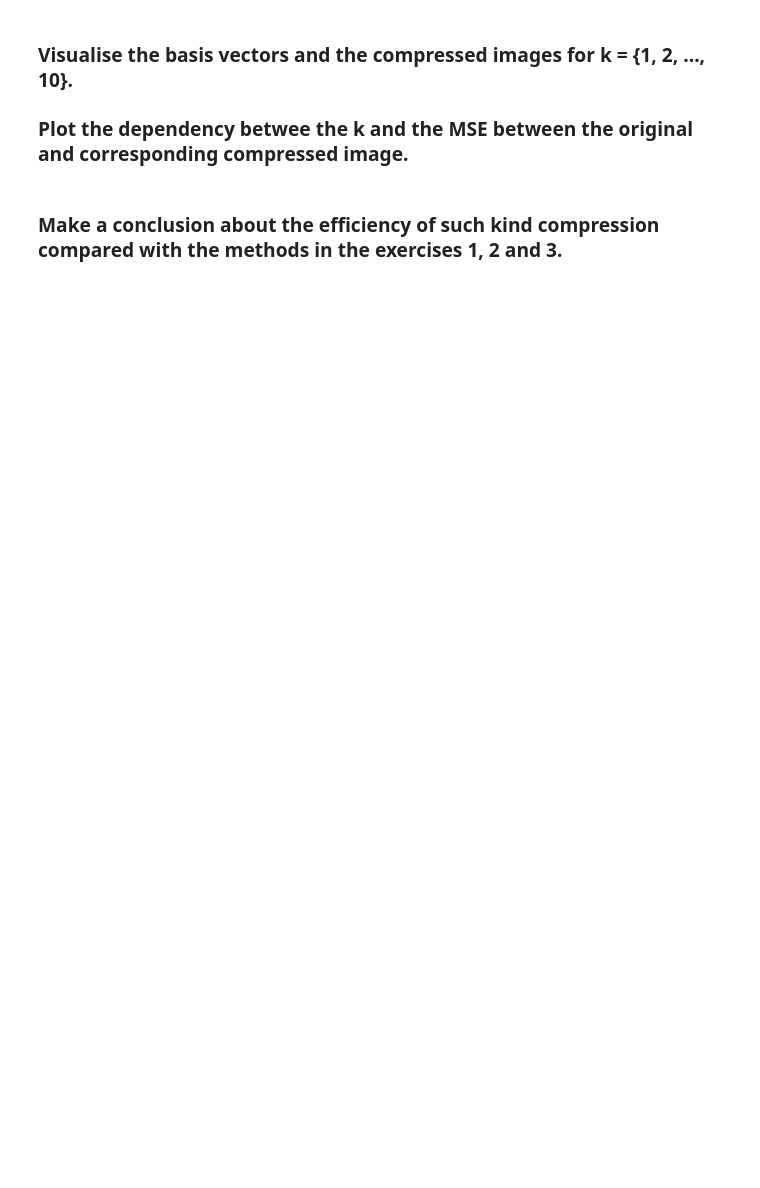
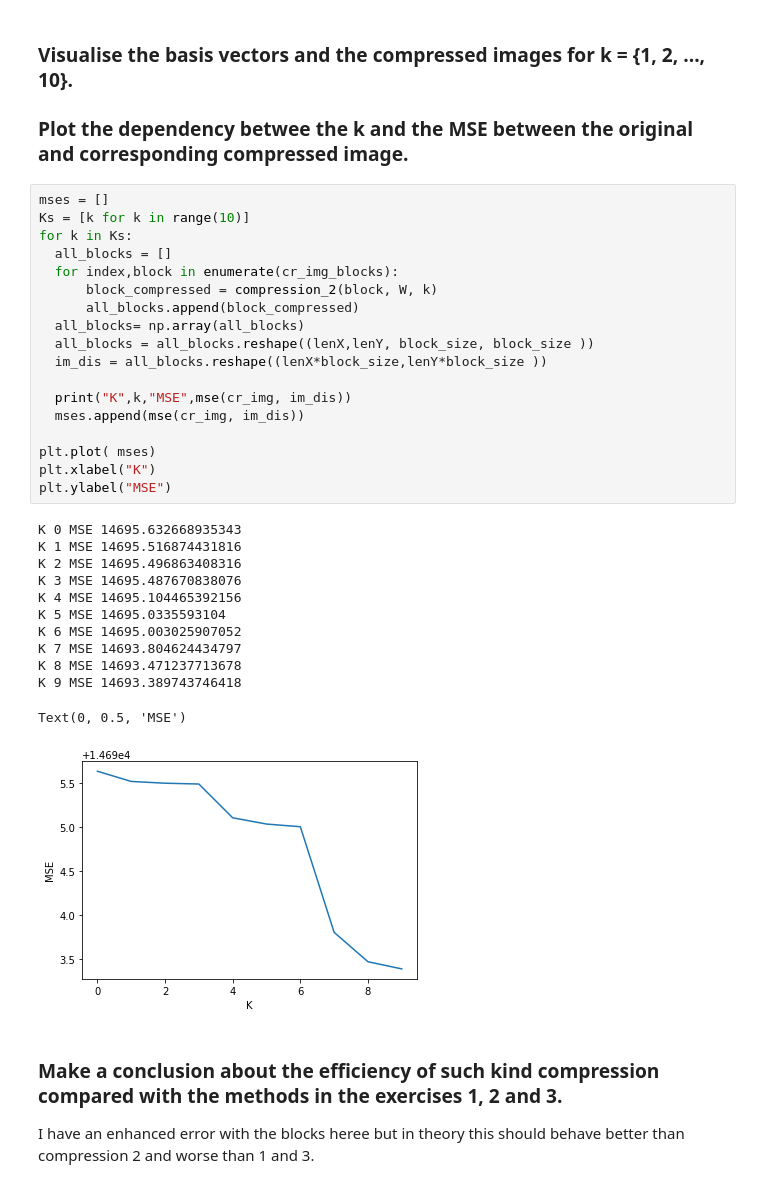
Before and after one commit to partizanos/advanced_image_processing, a Jupyter notebook: AIP_TP5.ipynb, the cells around one changed output. Cells and saved outputs as stored; diff of their text form; blank space fills up the shorter version.

```diff
--- a/AIP_TP5.ipynb
+++ b/AIP_TP5.ipynb
@@ -348,6 +411,39 @@ In theory it shoulld be better than exercise 2 I am not sure why but I am gettin
 # %% [markdown]
 ### Visualise the basis vectors and the compressed images for k = {1, 2, ..., 10}.
 ### Plot the dependency betwee the k and the MSE between the original and corresponding compressed image.
+# %%
+mses = []
+Ks = [k for k in range(10)]
+for k in Ks:
+  all_blocks = []
+  for index,block in enumerate(cr_img_blocks):
+      block_compressed = compression_2(block, W, k)
+      all_blocks.append(block_compressed)
+  all_blocks= np.array(all_blocks)
+  all_blocks = all_blocks.reshape((lenX,lenY, block_size, block_size ))
+  im_dis = all_blocks.reshape((lenX*block_size,lenY*block_size ))
+
+  print("K",k,"MSE",mse(cr_img, im_dis))
+  mses.append(mse(cr_img, im_dis))
+
+plt.plot( mses)
+plt.xlabel("K")
+plt.ylabel("MSE")
+# %% [output]
+K 0 MSE 14695.632668935343
+K 1 MSE 14695.516874431816
+K 2 MSE 14695.496863408316
+K 3 MSE 14695.487670838076
+K 4 MSE 14695.104465392156
+K 5 MSE 14695.0335593104
+K 6 MSE 14695.003025907052
+K 7 MSE 14693.804624434797
+K 8 MSE 14693.471237713678
+K 9 MSE 14693.389743746418
+Text(0, 0.5, 'MSE')
+[figure, added]
 # %% [markdown]
 
 ### Make a conclusion about the efficiency of such kind compression compared with the methods in the exercises 1, 2 and 3.
+
+I have an enhanced error with the blocks heree but in theory this should behave better than compression 2 and worse than 1 and 3.
```
Also changed, not shown: parts of 4 cells of this notebook.
